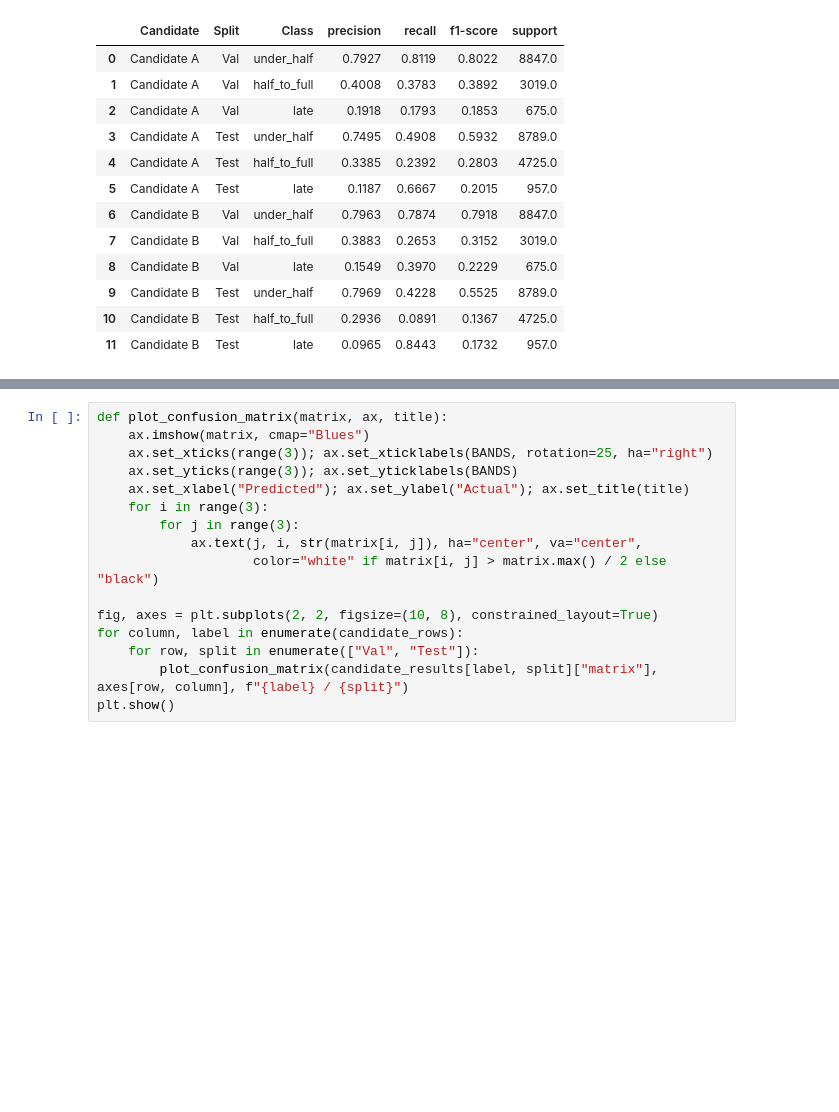
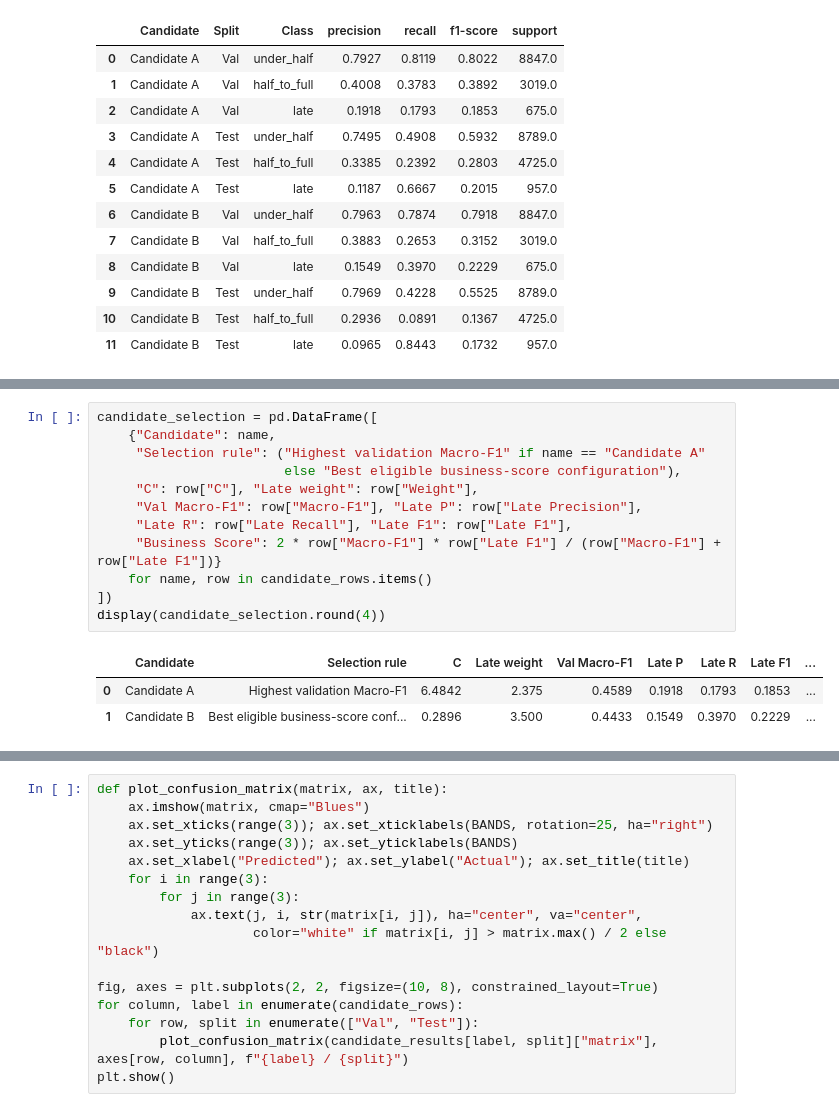
Before and after one commit to zhuamnq/Team2_IT5006_Ecommerce_Analytics_AY2627Sem1, a Jupyter notebook: notebooks/04_classification_late_delivery.ipynb, the cells around one changed output, grey strips where cells are left out. Cells and saved outputs as stored; diff of their text form; blank space fills up the shorter version.

```diff
--- a/notebooks/04_classification_late_delivery.ipynb
+++ b/notebooks/04_classification_late_delivery.ipynb
@@ -540,0 +583,16 @@ Candidate per-class reports
+# %%
+candidate_selection = pd.DataFrame([
+    {"Candidate": name,
+     "Selection rule": ("Highest validation Macro-F1" if name == "Candidate A"
+                        else "Best eligible business-score configuration"),
+     "C": row["C"], "Late weight": row["Weight"],
+     "Val Macro-F1": row["Macro-F1"], "Late P": row["Late Precision"],
+     "Late R": row["Late Recall"], "Late F1": row["Late F1"],
+     "Business Score": 2 * row["Macro-F1"] * row["Late F1"] / (row["Macro-F1"] + row["Late F1"])}
+    for name, row in candidate_rows.items()
+])
+display(candidate_selection.round(4))
+# %% [output]
+|  | Candidate | Selection rule | C | Late weight | Val Macro-F1 | Late P | Late R | Late F1 | ... |
+| 0 | Candidate A | Highest validation Macro-F1 | 6.4842 | 2.375 | 0.4589 | 0.1918 | 0.1793 | 0.1853 | ... |
+| 1 | Candidate B | Best eligible business-score conf... | 0.2896 | 3.500 | 0.4433 | 0.1549 | 0.3970 | 0.2229 | ... |
```
Also changed, not shown: parts of 23 cells of this notebook.
